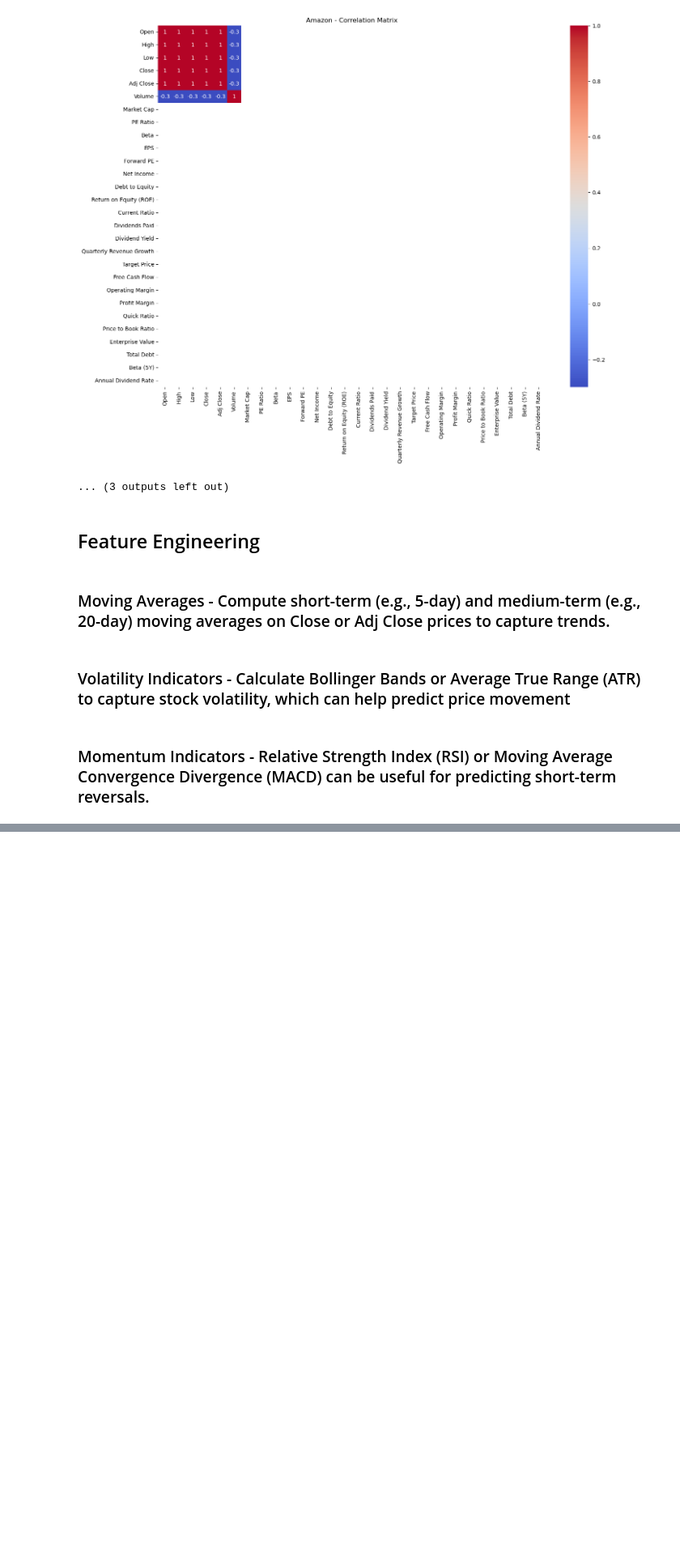
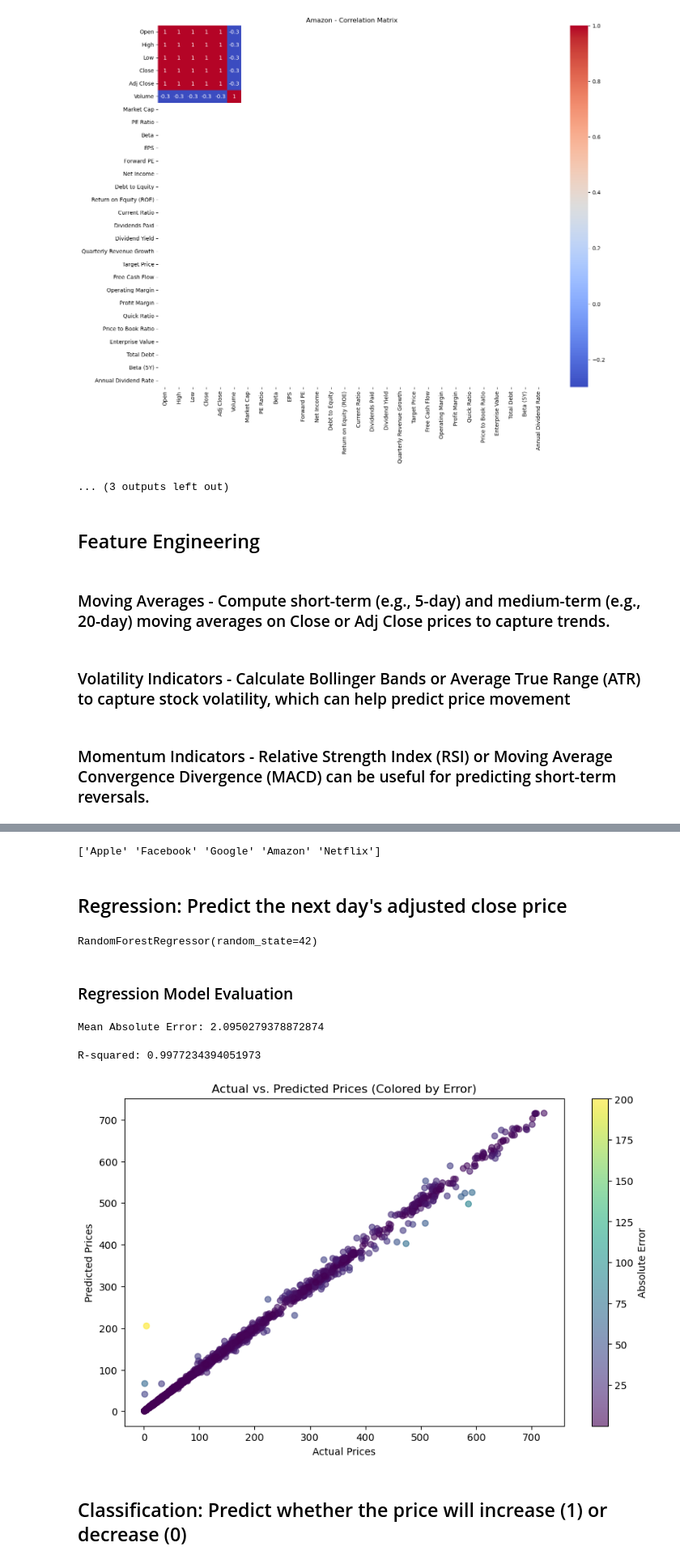
Before and after one commit to aryaandperimeter/stockprojections, a Jupyter notebook: stonks.ipynb, the cells around one changed output, grey strips where cells are left out. Shown at 81% size. Cells and saved outputs as stored; diff of their text form; code cells hidden in the pictures; blank space fills up the shorter version.

Commit message:
Created regression model and analysis

```diff
--- a/stonks.ipynb
+++ b/stonks.ipynb
@@ -231,0 +302,7 @@ company_data['RSI'] = 100 - (100 / (1 + rs))
+# %%
+company_titles = company_data['Company'].unique()
+print(company_titles)
+# %% [output]
+['Apple' 'Facebook' 'Google' 'Amazon' 'Netflix']
+# %% [markdown]
+<h2>Regression: Predict the next day's adjusted close price</h2>
@@ -231,0 +314,50 @@ company_data['RSI'] = 100 - (100 / (1 + rs))
+# %%
+features = ['SMA_5', 'SMA_20', 'Upper_BB', 'Lower_BB', 'RSI', 'std_dev']
+target = 'Target'
+# %%
+from sklearn.model_selection import train_test_split
+X = company_data[features]
+y = company_data[target]
+X_train, X_test, y_train, y_test = train_test_split(X, y, test_size=0.2, random_state=42)
+# %%
+from sklearn.ensemble import RandomForestRegressor
+
+regressor = RandomForestRegressor(random_state=42)
+
+regressor.fit(X_train, y_train)
+# %% [output]
+RandomForestRegressor(random_state=42)
+# %%
+y_pred = regressor.predict(X_test)
+# %% [markdown]
+<h3>Regression Model Evaluation</h3>
+# %%
+# mean absolute error
+from sklearn.metrics import mean_absolute_error
+mae = mean_absolute_error(y_test, y_pred)
+print("Mean Absolute Error:", mae)
+# %% [output]
+Mean Absolute Error: 2.0950279378872874
+# %%
+# r squared
+from sklearn.metrics import r2_score
+r2 = r2_score(y_test, y_pred)
+print("R-squared:", r2)
+# %% [output]
+R-squared: 0.9977234394051973
+# %%
+import matplotlib.pyplot as plt
+import numpy as np
+
+errors = np.abs(y_test - y_pred)
+plt.figure(figsize=(10, 6))
+scatter = plt.scatter(y_test, y_pred, c=errors, cmap='viridis', alpha=0.6)
+plt.colorbar(scatter, label="Absolute Error")  # Add color bar to indicate error magnitude
+plt.xlabel("Actual Prices")
+plt.ylabel("Predicted Prices")
+plt.title("Actual vs. Predicted Prices (Colored by Error)")
+plt.show()
+# %% [output]
+[figure, added]
+# %% [markdown]
+<h2>Classification:  Predict whether the price will increase (1) or decrease (0)</h2>
```
Also changed, not shown: parts of 15 cells of this notebook.
